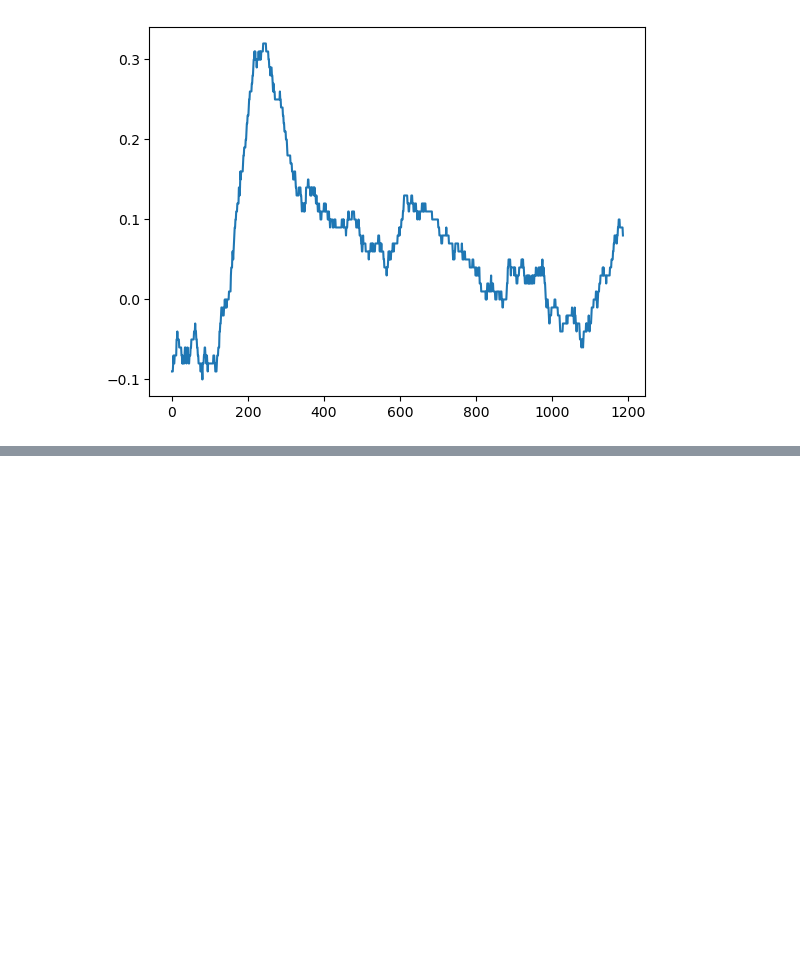
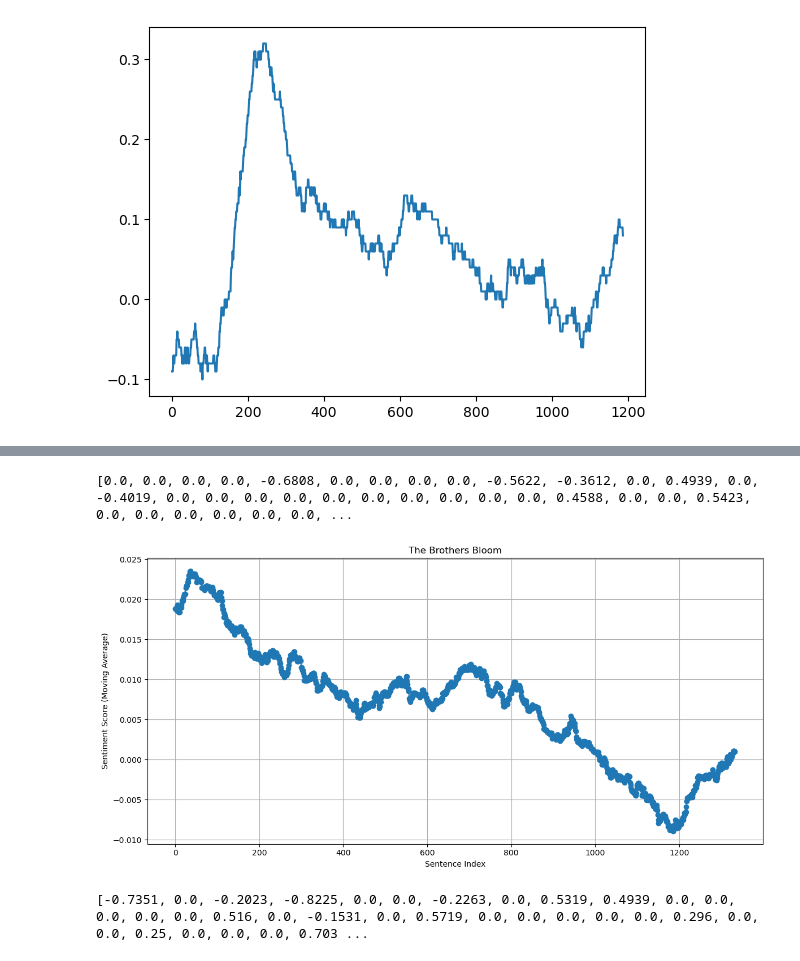
Before and after one commit to Hayden4man/370, a Jupyter notebook: Sentiment assignment.ipynb, the cells around one changed output, grey strips where cells are left out. Cells and saved outputs as stored; diff of their text form; code cells hidden in the pictures; blank space fills up the shorter version.

```diff
--- a/Sentiment assignment.ipynb
+++ b/Sentiment assignment.ipynb
@@ -159,0 +229,31 @@ yearone: Score: 0.9999
+# %%
+scores = []
+for sentence in tokenized_sentences4:
+    score = sia.polarity_scores(sentence)["compound"]
+    scores.append(score)
+print(scores[10:100])
+# %% [output]
+[0.0, 0.0, 0.0, 0.0, -0.6808, 0.0, 0.0, 0.0, 0.0, -0.5622, -0.3612, 0.0, 0.4939, 0.0, -0.4019, 0.0, 0.0, 0.0, 0.0, 0.0, 0.0, 0.0, 0.0, 0.0, 0.0, 0.4588, 0.0, 0.0, 0.5423, 0.0, 0.0, 0.0, 0.0, 0.0, 0.0, ...
+# %%
+window_size = 1500
+moving_averages = [np.mean(scores[i:i+window_size]) for i in range(len(scores)-window_size+1)]
+
+# Plot the moving average scores
+plt.figure(figsize=(12, 6))
+plt.plot(moving_averages, marker='o', linestyle='-')
+plt.title('The Brothers Bloom')
+plt.xlabel('Sentence Index')
+plt.ylabel('Sentiment Score (Moving Average)')
+plt.grid(True)
+plt.tight_layout()
+plt.show()
+# %% [output]
+[figure, added]
+# %%
+scores = []
+for sentence in tokenized_sentences5:
+    score = sia.polarity_scores(sentence)["compound"]
+    scores.append(score)
+print(scores[10:100])
+# %% [output]
+[-0.7351, 0.0, -0.2023, -0.8225, 0.0, 0.0, -0.2263, 0.0, 0.5319, 0.4939, 0.0, 0.0, 0.0, 0.0, 0.0, 0.516, 0.0, -0.1531, 0.0, 0.5719, 0.0, 0.0, 0.0, 0.0, 0.0, 0.296, 0.0, 0.0, 0.25, 0.0, 0.0, 0.0, 0.703 ...
```
Also changed, not shown: parts of 14 cells of this notebook.
